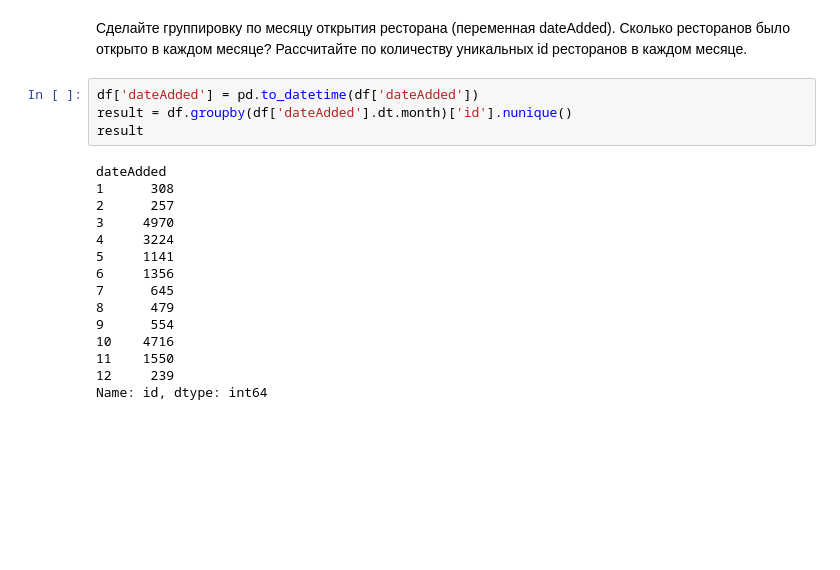
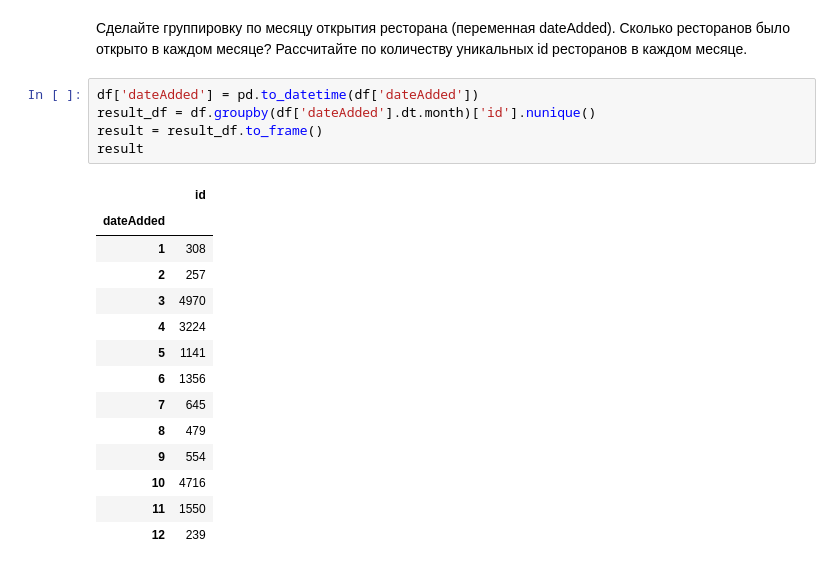
Before and after one commit to zwouq/Start-ML, a Jupyter notebook: numpy/probe1.ipynb, the cells around one changed output. Cells and saved outputs as stored; diff of their text form; blank space fills up the shorter version.

```diff
--- a/numpy/probe1.ipynb
+++ b/numpy/probe1.ipynb
@@ -174,20 +174,21 @@ Int64Index([    2,    21,    22,    23,    24,    25,    55,    56,    57,
 Сделайте группировку по месяцу открытия ресторана (переменная dateAdded). Сколько ресторанов было открыто в каждом месяце? Рассчитайте по количеству уникальных id ресторанов в каждом месяце.
 # %%
 df['dateAdded'] = pd.to_datetime(df['dateAdded'])
-result = df.groupby(df['dateAdded'].dt.month)['id'].nunique()
+result_df = df.groupby(df['dateAdded'].dt.month)['id'].nunique()
+result = result_df.to_frame()
 result
 # %% [output]
-dateAdded
-1      308
-2      257
-3     4970
-4     3224
-5     1141
-6     1356
-7      645
-8      479
-9      554
-10    4716
-11    1550
-12     239
-Name: id, dtype: int64
+|  | id |
+| dateAdded |  |
+| 1 | 308 |
+| 2 | 257 |
+| 3 | 4970 |
+| 4 | 3224 |
+| 5 | 1141 |
+| 6 | 1356 |
+| 7 | 645 |
+| 8 | 479 |
+| 9 | 554 |
+| 10 | 4716 |
+| 11 | 1550 |
+| 12 | 239 |
```
Also changed, not shown: parts of 8 cells of this notebook.
